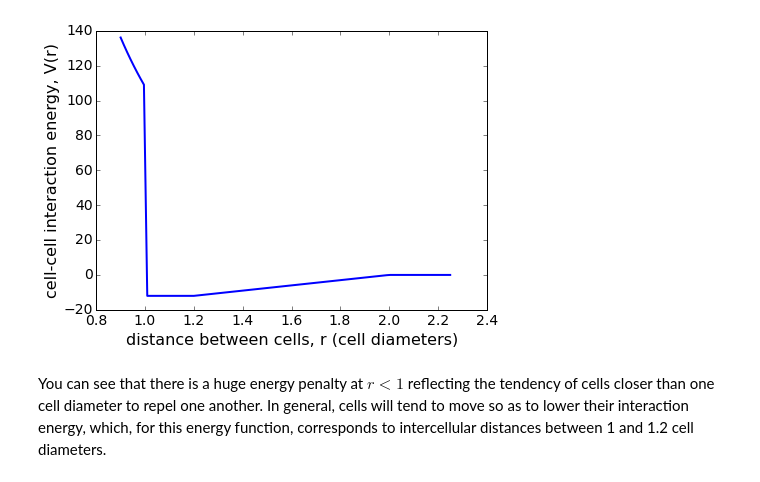
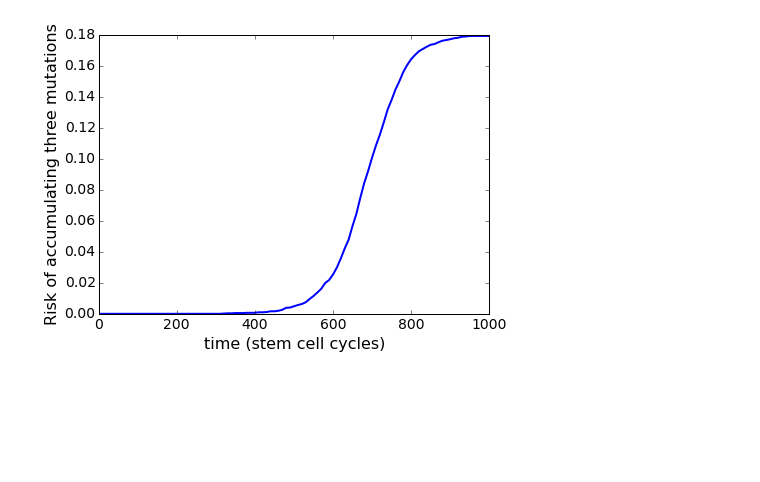
Before and after one commit to petermchale/mutation_accumulation, a Jupyter notebook: example/analysis.ipynb, the cells around one changed output. Saved outputs shown, nothing was run; the diff lists cells and outputs as text; code cells hidden in the pictures; blank space fills up the shorter version.

```diff
--- a/example/analysis.ipynb
+++ b/example/analysis.ipynb
@@ -169,38 +53,18 @@ The following code plots this function:
 # %%
 import numpy as np
+data = np.loadtxt('data/cdf/histogram__pop0__spe3__xxx0.dat')
 
-def cell_cell_energy(rr):
-    """interaction energy between two cells located a distance rr apart"""
-
-    Va = 120
-    Vc = 12
-    aa = 1
-    bb = 1.2
-    cc = 2
-    nn = 2
-
-    if rr < aa:
-        return Va * np.power(aa/rr, nn) - float(Vc)
-    elif rr < bb:
-        return -float(Vc)
-    elif rr < cc:
-        return -float(Vc) * (cc - rr)/(cc - bb)
-    else:
-        return 0.0
-
+from matplotlib import pyplot as plt
 %matplotlib inline
 
 fontsize = 16
 fontsize_tick = 14
 
 fig = plt.figure(figsize=(7,5), facecolor='w')
 ax = fig.add_subplot(111)
-rr = np.linspace(0.9, 2.25, 100)
-ax.plot(rr, np.vectorize(cell_cell_energy)(rr), linewidth=2)
-ax.set_xlabel('distance between cells, r (cell diameters)', fontsize=fontsize)
-ax.set_ylabel('cell-cell interaction energy, V(r)', fontsize=fontsize)
+ax.plot(data[:,0], data[:,1], linewidth=2)
+ax.set_xlabel('time (stem cell cycles)', fontsize=fontsize)
+ax.set_ylabel('Risk of accumulating three mutations', fontsize=fontsize)
 ax.tick_params(axis='both', which='major', labelsize=fontsize_tick)
 # %% [output]
-[figure, old version]
+[figure, new version]
-# %% [markdown]
-You can see that there is a huge energy penalty at $r<1$ reflecting the tendency of cells closer than one cell diameter to repel one another. In general, cells will tend to move so as to lower their interaction energy, which, for this energy function, corresponds to intercellular distances between 1 and 1.2 cell diameters.
```
Also changed, not shown: parts of 29 cells of this notebook.
